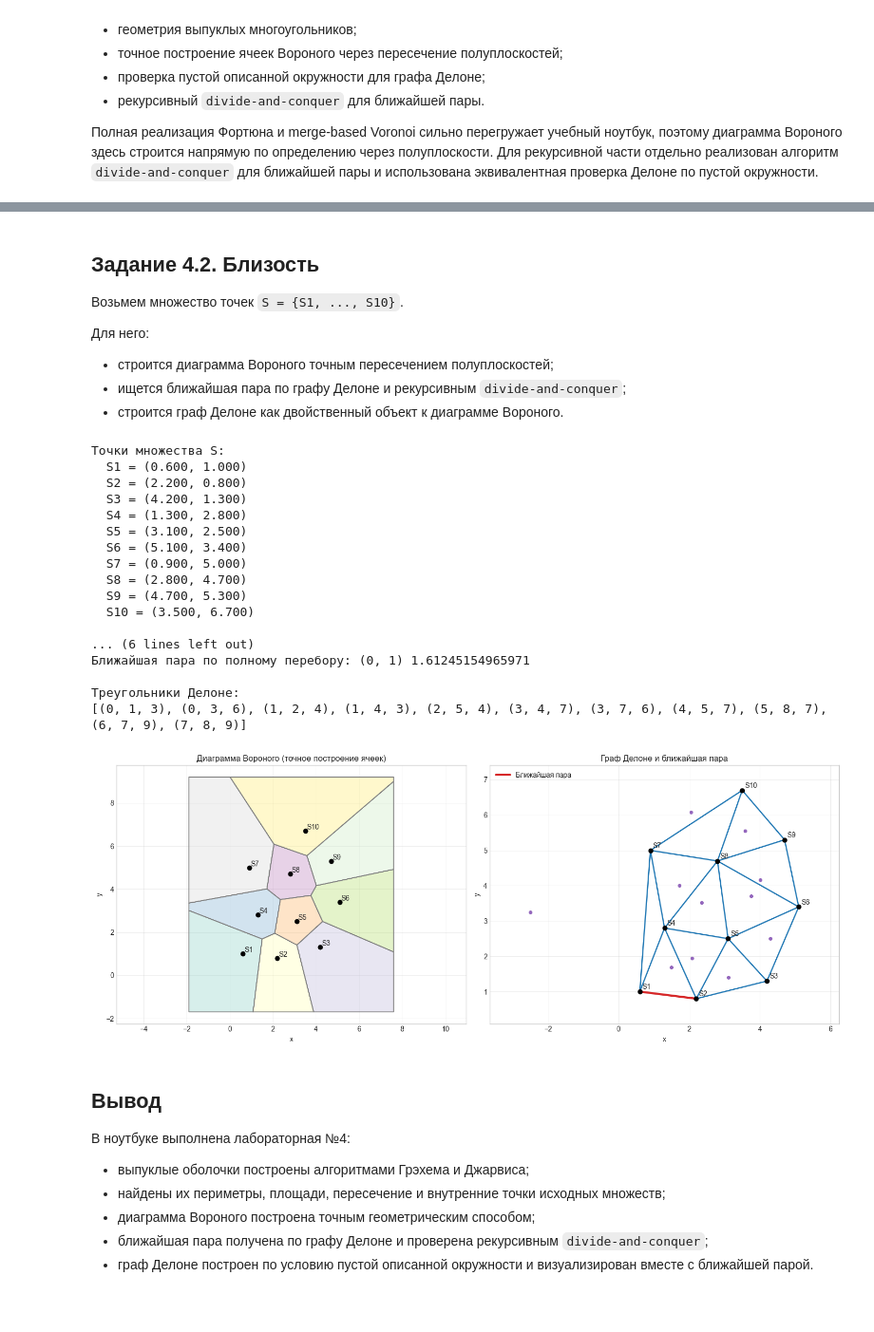
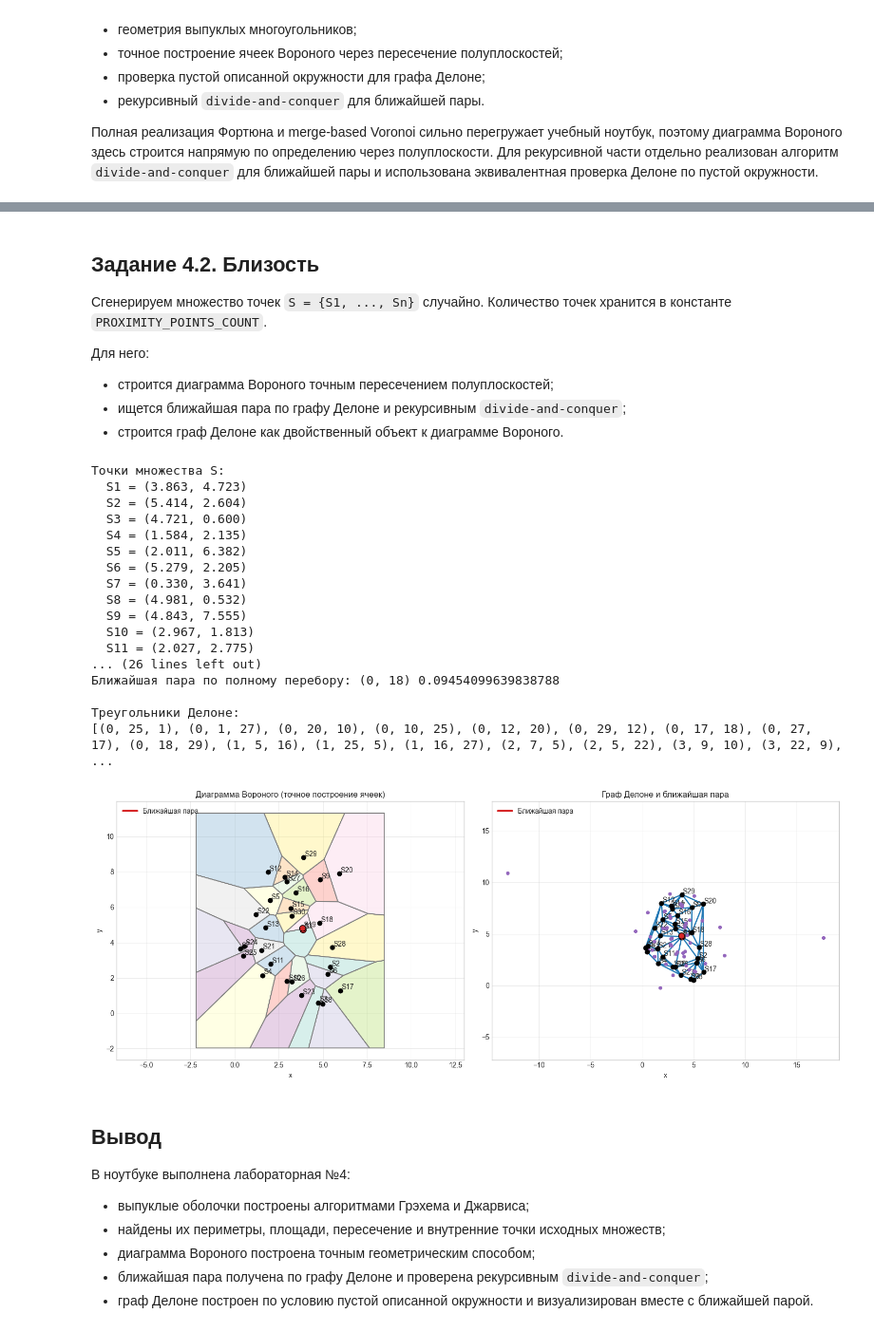
Before and after one commit to Mikkkkkkka/itmo-is-geometry-labs, a Jupyter notebook: lab4_loci.ipynb, the cells around one changed output, grey strips where cells are left out. Shown at 95% size. Cells and saved outputs as stored; diff of their text form; code cells hidden in the pictures; blank space fills up the shorter version.

```diff
--- a/lab4_loci.ipynb
+++ b/lab4_loci.ipynb
@@ -429,17 +492,24 @@ plt.show()
 # %% [markdown]
 ## Задание 4.2. Близость
 
-Возьмем множество точек `S = {S1, ..., S10}`.
+Сгенерируем множество точек `S = {S1, ..., Sn}` случайно. Количество точек хранится в константе `PROXIMITY_POINTS_COUNT`.
 
 Для него:
 - строится диаграмма Вороного точным пересечением полуплоскостей;
 - ищется ближайшая пара по графу Делоне и рекурсивным `divide-and-conquer`;
 - строится граф Делоне как двойственный объект к диаграмме Вороного.
 # %%
-S = np.array([
-    (0.6, 1.0), (2.2, 0.8), (4.2, 1.3), (1.3, 2.8), (3.1, 2.5),
-    (5.1, 3.4), (0.9, 5.0), (2.8, 4.7), (4.7, 5.3), (3.5, 6.7),
-], dtype=float)
+PROXIMITY_POINTS_COUNT = 30
+PROXIMITY_RANDOM_SEED = 7
+PROXIMITY_X_RANGE = (0.3, 6.0)
+PROXIMITY_Y_RANGE = (0.5, 9.0)
+
+proximity_rng = np.random.default_rng(PROXIMITY_RANDOM_SEED)
+S = np.column_stack([
+    proximity_rng.uniform(*PROXIMITY_X_RANGE, PROXIMITY_POINTS_COUNT),
+    proximity_rng.uniform(*PROXIMITY_Y_RANGE, PROXIMITY_POINTS_COUNT),
+])
+S = np.round(S, 3)
 labels = [f"S{i + 1}" for i in range(len(S))]
 
 voronoi = voronoi_cells(S, margin=2.5)
@@ -483,63 +553,62 @@ print("Треугольники Делоне:")
 print(triangles)
 # %% [output]
 Точки множества S:
-  S1 = (0.600, 1.000)
-  S2 = (2.200, 0.800)
-  S3 = (4.200, 1.300)
-  S4 = (1.300, 2.800)
-  S5 = (3.100, 2.500)
-  S6 = (5.100, 3.400)
-  S7 = (0.900, 5.000)
-  S8 = (2.800, 4.700)
-  S9 = (4.700, 5.300)
-  S10 = (3.500, 6.700)
-
-... (6 lines left out)
-Ближайшая пара по полному перебору: (0, 1) 1.61245154965971
+  S1 = (3.863, 4.723)
+  S2 = (5.414, 2.604)
+  S3 = (4.721, 0.600)
+  S4 = (1.584, 2.135)
+  S5 = (2.011, 6.382)
+  S6 = (5.279, 2.205)
+  S7 = (0.330, 3.641)
+  S8 = (4.981, 0.532)
+  S9 = (4.843, 7.555)
+  S10 = (2.967, 1.813)
+  S11 = (2.027, 2.775)
+... (26 lines left out)
+Ближайшая пара по полному перебору: (0, 18) 0.09454099639838788
 
 Треугольники Делоне:
-[(0, 1, 3), (0, 3, 6), (1, 2, 4), (1, 4, 3), (2, 5, 4), (3, 4, 7), (3, 7, 6), (4, 5, 7), (5, 8, 7), (6, 7, 9), (7, 8, 9)]
+[(0, 25, 1), (0, 1, 27), (0, 20, 10), (0, 10, 25), (0, 12, 20), (0, 29, 12), (0, 17, 18), (0, 27, 17), (0, 18, 29), (1, 5, 16), (1, 25, 5), (1, 16, 27), (2, 7, 5), (2, 5, 22), (3, 9, 10), (3, 22, 9),  ...
 # %%
 fig, axes = plt.subplots(1, 2, figsize=(15, 6))
+nearest_pair_points = S[list(nearest_dual)]
 
 colors = plt.cm.Set3(np.linspace(0, 1, len(voronoi)))
 for index, cell in enumerate(voronoi):
     axes[0].add_patch(Polygon(cell, closed=True, facecolor=colors[index], edgecolor="tab:gray", alpha=0.35))
     path = np.vstack([cell, cell[0]])
     axes[0].plot(path[:, 0], path[:, 1], color="tab:gray", linewidth=1.2)
 axes[0].scatter(S[:, 0], S[:, 1], color="black", s=38, zorder=5)
+axes[0].plot(nearest_pair_points[:, 0], nearest_pair_points[:, 1], color="tab:red", linewidth=3.0, zorder=6, label="Ближайшая пара")
+axes[0].scatter(nearest_pair_points[:, 0], nearest_pair_points[:, 1], color="tab:red", edgecolor="black", s=75, zorder=7)
 for label, point in zip(labels, S):
     axes[0].text(point[0] + 0.07, point[1] + 0.07, label)
 axes[0].set_title("Диаграмма Вороного (точное построение ячеек)")
 axes[0].set_xlabel("x")
 axes[0].set_ylabel("y")
 axes[0].axis("equal")
+axes[0].legend(loc="upper left")
 
 for i, j in delaunay_edges:
     axes[1].plot([S[i, 0], S[j, 0]], [S[i, 1], S[j, 1]], color="tab:blue", linewidth=1.8)
 for triangle in triangles:
     center = circumcenter(S[triangle[0]], S[triangle[1]], S[triangle[2]])
     axes[1].scatter(center[0], center[1], color="tab:purple", s=18, zorder=4)
-axes[1].plot(
-    [S[nearest_dual[0], 0], S[nearest_dual[1], 0]],
-    [S[nearest_dual[0], 1], S[nearest_dual[1], 1]],
-    color="tab:red",
-    linewidth=3.0,
-    label="Ближайшая пара",
-)
+axes[1].plot(nearest_pair_points[:, 0], nearest_pair_points[:, 1], color="tab:red", linewidth=3.0, zorder=6, label="Ближайшая пара")
 axes[1].scatter(S[:, 0], S[:, 1], color="black", s=38, zorder=5)
+axes[1].scatter(nearest_pair_points[:, 0], nearest_pair_points[:, 1], color="tab:red", edgecolor="black", s=75, zorder=7)
 for label, point in zip(labels, S):
     axes[1].text(point[0] + 0.07, point[1] + 0.07, label)
 axes[1].set_title("Граф Делоне и ближайшая пара")
 axes[1].set_xlabel("x")
 axes[1].set_ylabel("y")
 axes[1].axis("equal")
 axes[1].legend(loc="upper left")
 
 plt.tight_layout()
 plt.show()
 # %% [output]
-[figure, old version]
+[figure, new version]
 # %% [markdown]
 ## Вывод
 
```
Also changed, not shown: parts of 4 cells of this notebook.
